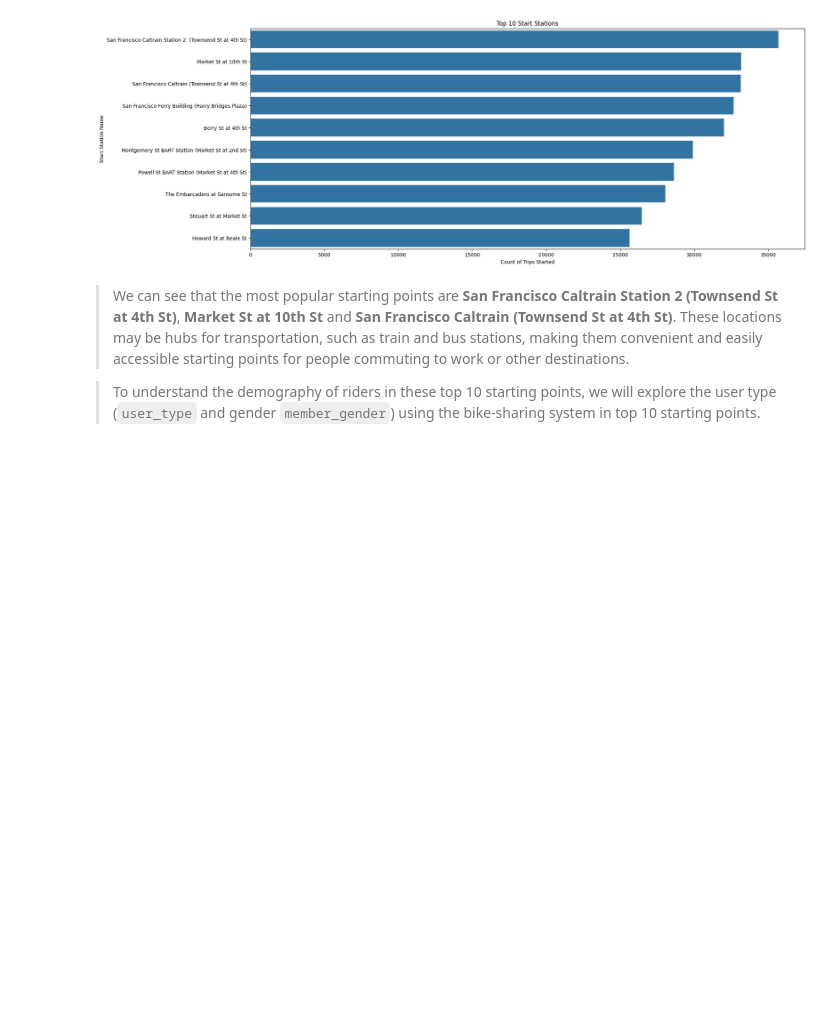
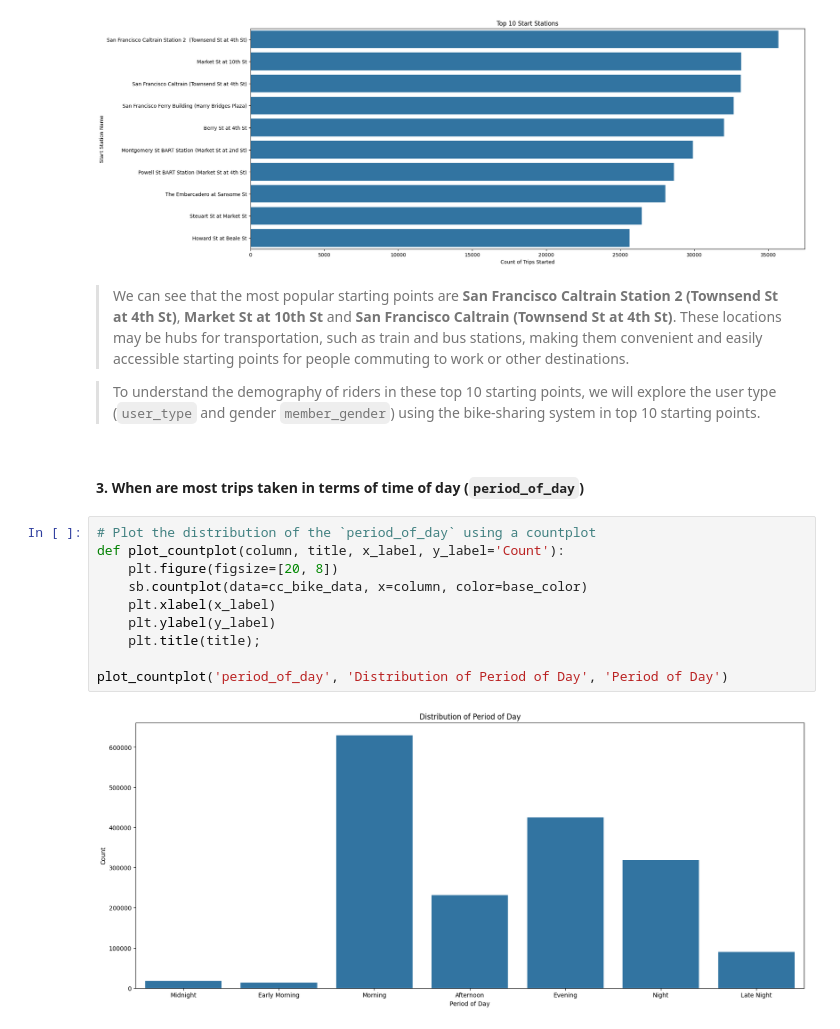
Before and after one commit to kisyular/data-visualization-project, a Jupyter notebook: Part_I_exploration.ipynb, the cells around one changed output. Saved outputs shown, nothing was run; the diff lists cells and outputs as text; blank space fills up the shorter version.

Commit message:
FEAT: UNIVARARIATE EXPLORATION: TRIPS DURING THE HOUR OR PERIOD OF THE DAY

```diff
--- a/Part_I_exploration.ipynb
+++ b/Part_I_exploration.ipynb
@@ -761,3 +761,17 @@ plt.ylabel('Start Station Name');
 > We can see that the most popular starting points are **San Francisco Caltrain Station 2 (Townsend St at 4th St)**, **Market St at 10th St** and **San Francisco Caltrain (Townsend St at 4th St)**. These locations may be hubs for transportation, such as train and bus stations, making them convenient and easily accessible starting points for people commuting to work or other destinations.
 
 > To understand the demography of riders in these top 10 starting points, we will explore the user type (`user_type` and gender `member_gender`) using the bike-sharing system in top 10 starting points.
+# %% [markdown]
+#### 3. When are most trips taken in terms of time of day (`period_of_day`)
+# %%
+# Plot the distribution of the `period_of_day` using a countplot
+def plot_countplot(column, title, x_label, y_label='Count'):
+    plt.figure(figsize=[20, 8])
+    sb.countplot(data=cc_bike_data, x=column, color=base_color)
+    plt.xlabel(x_label)
+    plt.ylabel(y_label)
+    plt.title(title);
+
+plot_countplot('period_of_day', 'Distribution of Period of Day', 'Period of Day')
+# %% [output]
+[figure, added]
```
Also changed, not shown: parts of 3 cells of this notebook.
